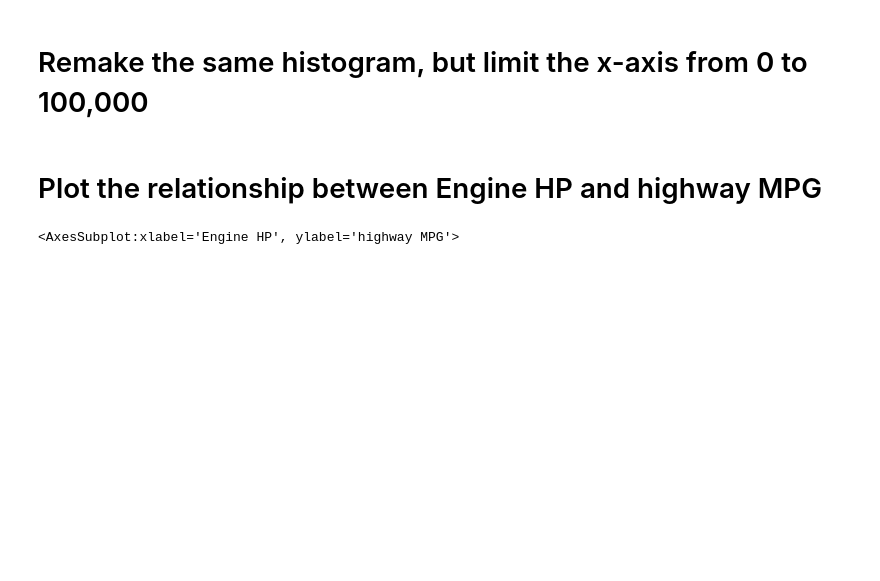
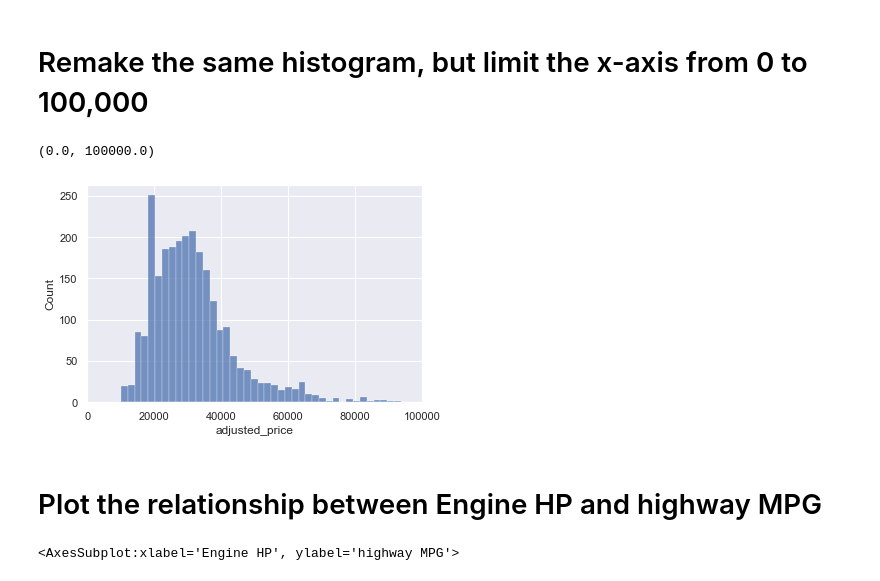
Before and after one commit to diya-sharma/2021-spring-data-science, a Jupyter notebook: Week2-EDA/Exercise-EDA.ipynb, the cells around one changed output. Cells and saved outputs as stored; diff of their text form; code cells hidden in the pictures; blank space fills up the shorter version.

```diff
--- a/Week2-EDA/Exercise-EDA.ipynb
+++ b/Week2-EDA/Exercise-EDA.ipynb
@@ -208,6 +221,11 @@ See the caveats in the documentation: https://pandas.pydata.org/pandas-docs/stab
 # Remake the same histogram, but limit the x-axis from 0 to 100,000
 # %%
 # Remake the same histogram, but limit the x-axis from 0 to 100,000
+sns.histplot(data=cond, x='adjusted_price')
+plt.xlim(0,100000)
+# %% [output]
+(0.0, 100000.0)
+[figure, added]
 # %% [markdown]
 # Plot the relationship between Engine HP and highway MPG
 # %%
```
Also changed, not shown: parts of 15 cells of this notebook.
